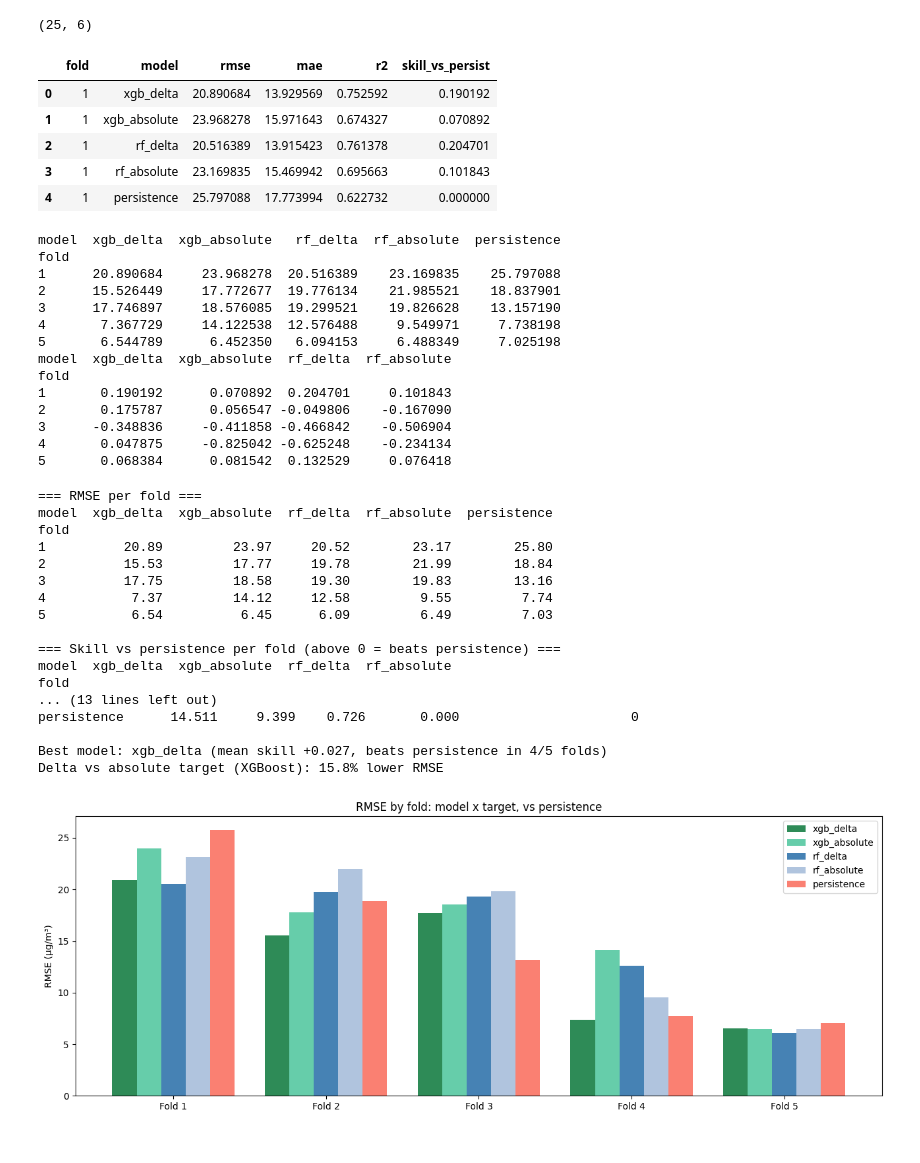
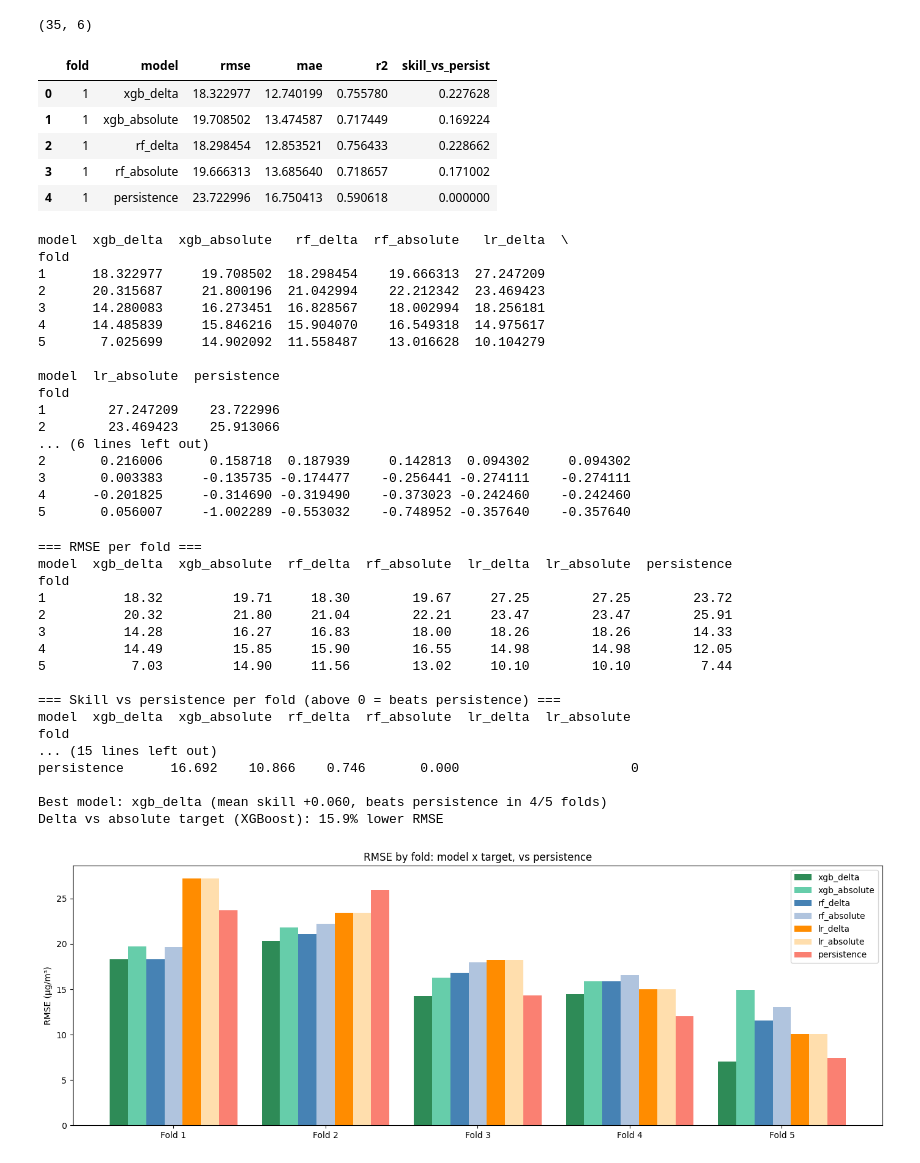
Before and after one commit to KhushiKhati11/AQI-Change-Prediction-Pipeline, a Jupyter notebook: notebooks/main_model.ipynb, the cells around one changed output. Cells and saved outputs as stored; diff of their text form; code cells hidden in the pictures.

```diff
--- a/notebooks/main_model.ipynb
+++ b/notebooks/main_model.ipynb
@@ -5,12 +5,16 @@ import pandas as pd
 import numpy as np
 import xgboost as xgb
 from sklearn.model_selection import TimeSeriesSplit
+from sklearn.linear_model import LinearRegression
 from sklearn.metrics import mean_squared_error, mean_absolute_error, r2_score
 import matplotlib.pyplot as plt
 
 df = pd.read_csv("../data/processed/kathmandu_features.csv")
 df["datetime_utc"] = pd.to_datetime(df["datetime_utc"])
 df = df.sort_values("datetime_utc").reset_index(drop=True)
+
+# Lock the hold-out: model selection uses the development period only (before August 2026)
+df = df[df["datetime_utc"] < pd.Timestamp("2026-08-01") - pd.Timedelta(hours=1)].reset_index(drop=True)
 
 target_column = "target_pm25_next_1h"
 target_columns = [c for c in df.columns if c.startswith("target_")]
@@ -118,6 +122,10 @@ for fold_num, (train_idx, test_idx) in enumerate(tscv.split(X), start=1):
         "rf_absolute": RandomForestRegressor(random_state=42, n_jobs=-1)
             .fit(X_train_imp, y_abs_train[train_mask]).predict(X_test_imp),
         "persistence": pm25_test,
+        "lr_delta": pm25_test + LinearRegression()
+            .fit(X_train_imp, y_delta_train[train_mask]).predict(X_test_imp),
+        "lr_absolute": LinearRegression()
+            .fit(X_train_imp, y_abs_train[train_mask]).predict(X_test_imp),
     }
 
     yt = y_test[score_mask]
@@ -147,17 +155,17 @@ Fold 5 done (1388 rows scored)
 print(ablation_df.shape)
 ablation_df.head()
 # %% [output]
-(25, 6)
+(35, 6)
 |  | fold | model | rmse | mae | r2 | skill_vs_persist |
-| 0 | 1 | xgb_delta | 20.890684 | 13.929569 | 0.752592 | 0.190192 |
-| 1 | 1 | xgb_absolute | 23.968278 | 15.971643 | 0.674327 | 0.070892 |
-| 2 | 1 | rf_delta | 20.516389 | 13.915423 | 0.761378 | 0.204701 |
-| 3 | 1 | rf_absolute | 23.169835 | 15.469942 | 0.695663 | 0.101843 |
-| 4 | 1 | persistence | 25.797088 | 17.773994 | 0.622732 | 0.000000 |
+| 0 | 1 | xgb_delta | 18.322977 | 12.740199 | 0.755780 | 0.227628 |
+| 1 | 1 | xgb_absolute | 19.708502 | 13.474587 | 0.717449 | 0.169224 |
+| 2 | 1 | rf_delta | 18.298454 | 12.853521 | 0.756433 | 0.228662 |
+| 3 | 1 | rf_absolute | 19.666313 | 13.685640 | 0.718657 | 0.171002 |
+| 4 | 1 | persistence | 23.722996 | 16.750413 | 0.590618 | 0.000000 |
 # %%
 # Summary: per-fold RMSE, per-fold skill, and averages
 
-model_order = ["xgb_delta", "xgb_absolute", "rf_delta", "rf_absolute", "persistence"]
+model_order = ["xgb_delta", "xgb_absolute", "rf_delta", "rf_absolute", "lr_delta", "lr_absolute", "persistence"]
 
 rmse_table = ablation_df.pivot(index="fold", columns="model", values="rmse")[model_order]
 skill_table = ablation_df.pivot(index="fold", columns="model", values="skill_vs_persist")[model_order[:-1]]
@@ -165,20 +173,23 @@ skill_table = ablation_df.pivot(index="fold", columns="model", values="skill_vs_
 print(rmse_table)
 print(skill_table)
 # %% [output]
-model  xgb_delta  xgb_absolute   rf_delta  rf_absolute  persistence
+model  xgb_delta  xgb_absolute   rf_delta  rf_absolute   lr_delta  \
 fold
-1      20.890684     23.968278  20.516389    23.169835    25.797088
-2      15.526449     17.772677  19.776134    21.985521    18.837901
-3      17.746897     18.576085  19.299521    19.826628    13.157190
-4       7.367729     14.122538  12.576488     9.549971     7.738198
-5       6.544789      6.452350   6.094153     6.488349     7.025198
-model  xgb_delta  xgb_absolute  rf_delta  rf_absolute
+1      18.322977     19.708502  18.298454    19.666313  27.247209
+2      20.315687     21.800196  21.042994    22.212342  23.469423
+3      14.280083     16.273451  16.828567    18.002994  18.256181
+4      14.485839     15.846216  15.904070    16.549318  14.975617
+5       7.025699     14.902092  11.558487    13.016628  10.104279
+
+model  lr_absolute  persistence
 fold
-1       0.190192      0.070892  0.204701     0.101843
-2       0.175787      0.056547 -0.049806    -0.167090
-3      -0.348836     -0.411858 -0.466842    -0.506904
-4       0.047875     -0.825042 -0.625248    -0.234134
-5       0.068384      0.081542  0.132529     0.076418
+1        27.247209    23.722996
+2        23.469423    25.913066
+... (6 lines left out)
+2       0.216006      0.158718  0.187939     0.142813  0.094302     0.094302
+3       0.003383     -0.135735 -0.174477    -0.256441 -0.274111    -0.274111
+4      -0.201825     -0.314690 -0.319490    -0.373023 -0.242460    -0.242460
+5       0.056007     -1.002289 -0.553032    -0.748952 -0.357640    -0.357640
 # %%
 
 print("=== RMSE per fold ===")
@@ -219,46 +230,47 @@ final = pd.DataFrame({
 })
 # %% [output]
 === RMSE per fold ===
-model  xgb_delta  xgb_absolute  rf_delta  rf_absolute  persistence
+model  xgb_delta  xgb_absolute  rf_delta  rf_absolute  lr_delta  lr_absolute  persistence
 fold
-1          20.89         23.97     20.52        23.17        25.80
-2          15.53         17.77     19.78        21.99        18.84
-3          17.75         18.58     19.30        19.83        13.16
-4           7.37         14.12     12.58         9.55         7.74
-5           6.54          6.45      6.09         6.49         7.03
+1          18.32         19.71     18.30        19.67     27.25        27.25        23.72
+2          20.32         21.80     21.04        22.21     23.47        23.47        25.91
+3          14.28         16.27     16.83        18.00     18.26        18.26        14.33
+4          14.49         15.85     15.90        16.55     14.98        14.98        12.05
+5           7.03         14.90     11.56        13.02     10.10        10.10         7.44
 
 === Skill vs persistence per fold (above 0 = beats persistence) ===
-model  xgb_delta  xgb_absolute  rf_delta  rf_absolute
+model  xgb_delta  xgb_absolute  rf_delta  rf_absolute  lr_delta  lr_absolute
 fold
-... (13 lines left out)
-persistence      14.511     9.399    0.726       0.000                      0
+... (15 lines left out)
+persistence      16.692    10.866    0.746       0.000                      0
 
-Best model: xgb_delta (mean skill +0.027, beats persistence in 4/5 folds)
-Delta vs absolute target (XGBoost): 15.8% lower RMSE
+Best model: xgb_delta (mean skill +0.060, beats persistence in 4/5 folds)
+Delta vs absolute target (XGBoost): 15.9% lower RMSE
 # %%
 # RMSE per fold: all five approaches
 
 colors = {
     "xgb_delta": "seagreen", "xgb_absolute": "mediumaquamarine",
     "rf_delta": "steelblue", "rf_absolute": "lightsteelblue",
+    "lr_delta": "darkorange", "lr_absolute": "navajowhite",
     "persistence": "salmon",
 }
 
 x = np.arange(n_splits)
-width = 0.16
+width = 0.12
 
-plt.figure(figsize=(13, 5))
+plt.figure(figsize=(14, 5))
 for i, name in enumerate(model_order):
-    plt.bar(x + (i - 2) * width, rmse_table[name], width, label=name, color=colors[name])
+    plt.bar(x + (i - len(model_order) / 2 + 0.5) * width, rmse_table[name], width, label=name, color=colors[name])
 
 plt.xticks(x, [f"Fold {i + 1}" for i in range(n_splits)])
 plt.ylabel("RMSE (µg/m³)")
 plt.title("RMSE by fold: model x target, vs persistence")
 plt.legend()
 plt.tight_layout()
 plt.show()
 # %% [output]
-[figure, old version]
+[figure, new version]
 # %%
 # RMSE per fold : all three approaches
 
```
Also changed, not shown: parts of 7 cells of this notebook, 9 other files.
